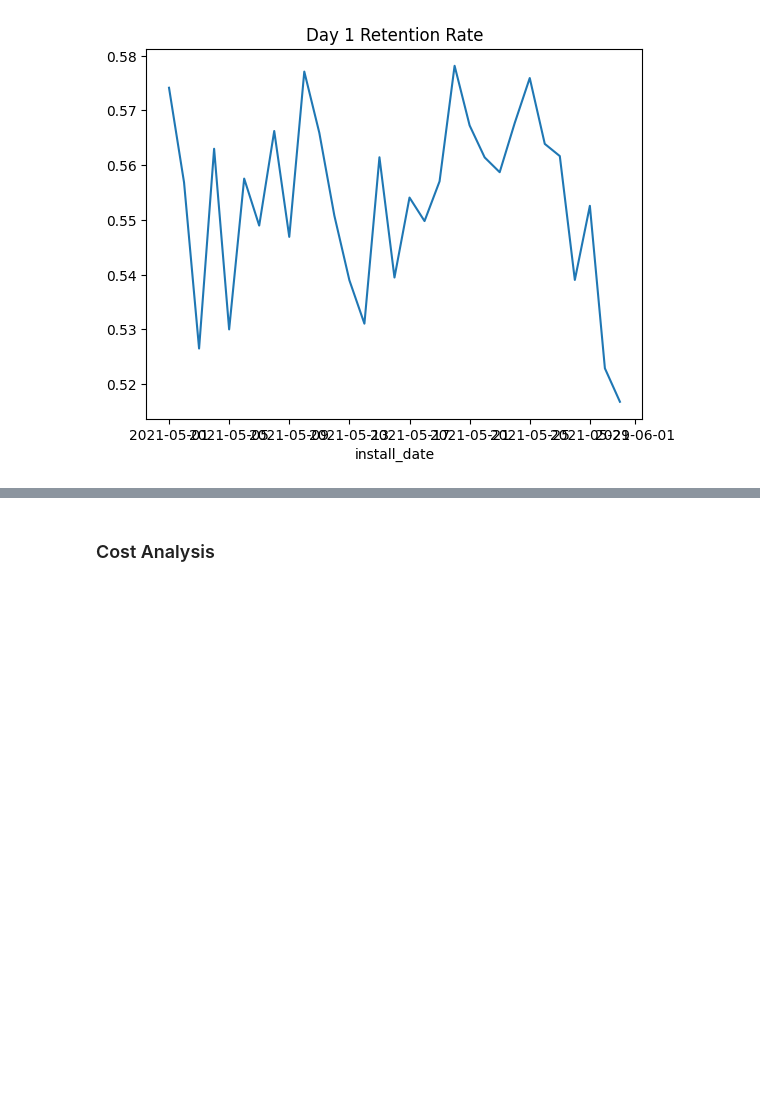
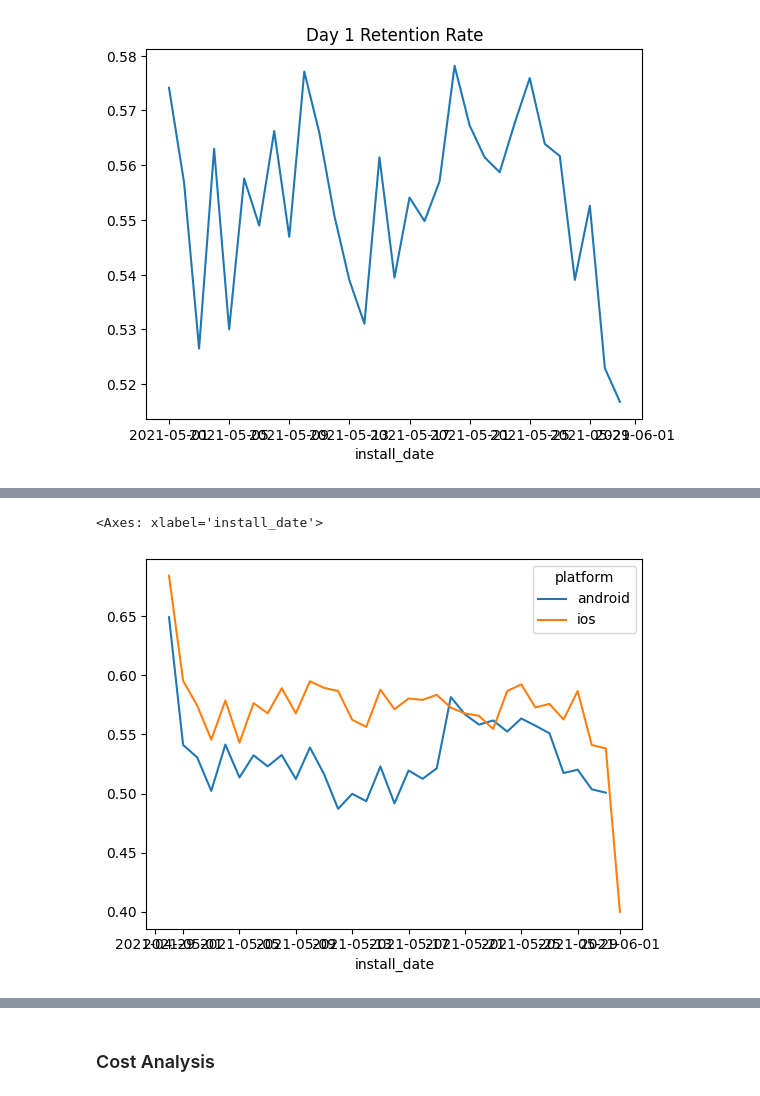
Before and after one commit to ybektas20/dream_case, a Jupyter notebook: eda.ipynb, the cells around one changed output, grey strips where cells are left out. Cells and saved outputs as stored; diff of their text form; code cells hidden in the pictures; blank space fills up the shorter version.

```diff
--- a/eda.ipynb
+++ b/eda.ipynb
@@ -62,0 +69,6 @@ retention_trend.retention_day1.iloc[1:-1].plot(title='Day 1 Retention Rate')
+# %%
+retention_by_platform = analytics.get_retention_by_platform()
+retention_by_platform.pivot(index='install_date', columns='platform', values='retention_day1').plot()
+# %% [output]
+<Axes: xlabel='install_date'>
+[figure, added]
```
Also changed, not shown: parts of 95 cells of this notebook, 2 other files.
